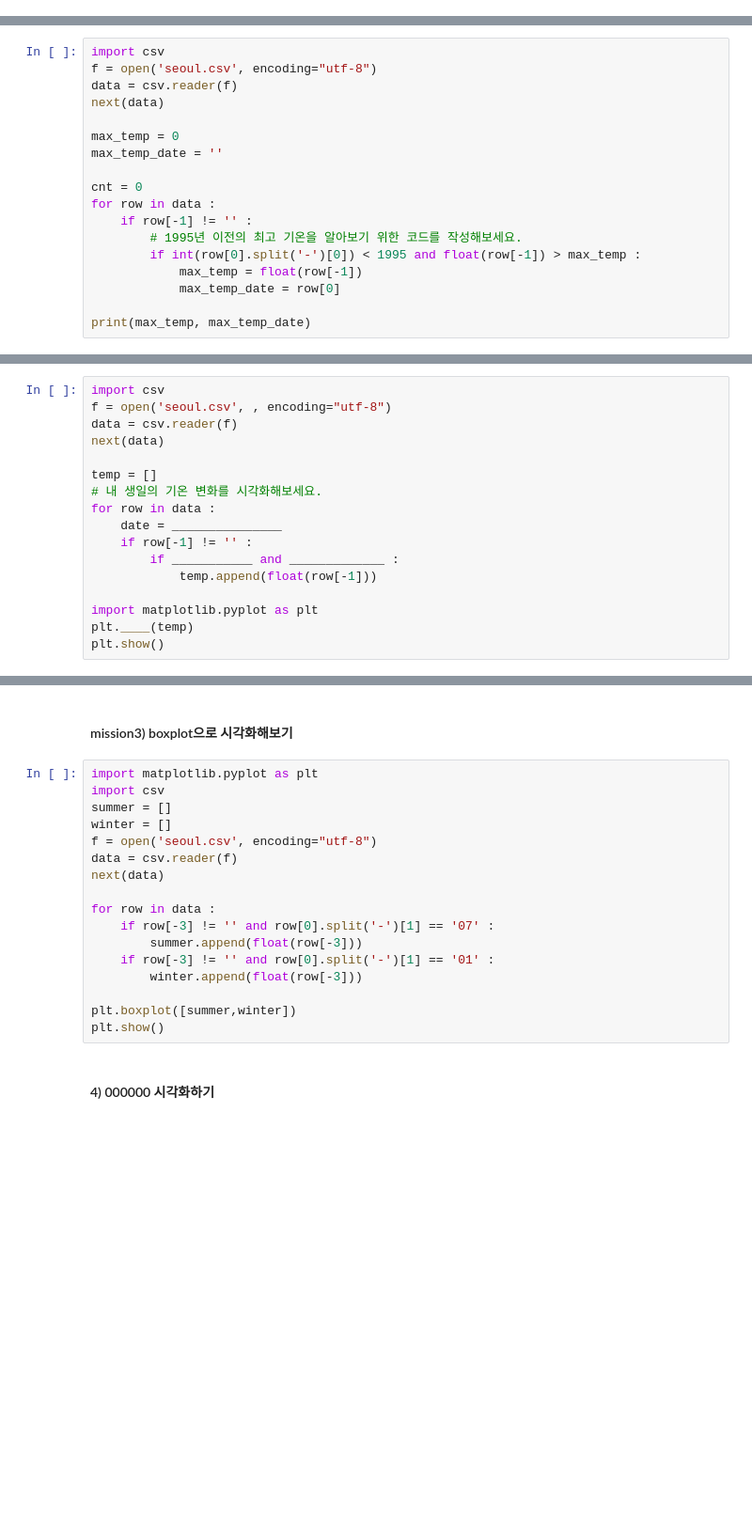
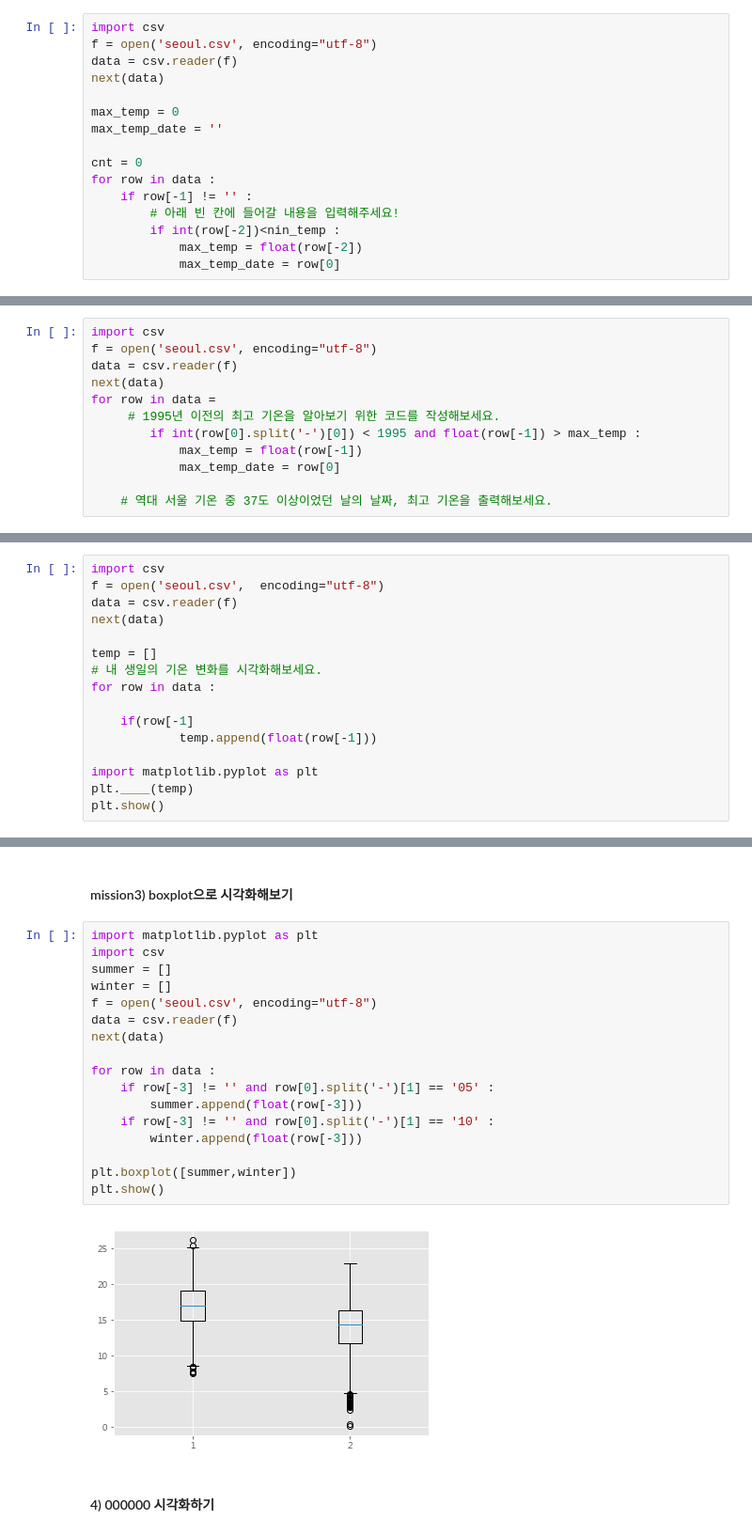
Before and after one commit to robi23232323232323232332323/MyPython, a Jupyter notebook: shinsong[1688]/1) 기온데이터분석프로젝트(blank).ipynb, the cells around one changed output, grey strips where cells are left out. Shown: that part at 94% size. Drawn from its saved outputs; the diff is of its cells as text; blank space fills up the shorter version.

```diff
--- a/shinsong[1688]/1) 기온데이터분석프로젝트(blank).ipynb
+++ b/shinsong[1688]/1) 기온데이터분석프로젝트(blank).ipynb
@@ -38,3 +38,19 @@ date = '1907-10-01'
 split_date = date.split('-')
 print(split_date[1])
 # 월만 출력하기
+# %%
+import csv
+f = open('seoul.csv', encoding="utf-8")
+data = csv.reader(f)
+next(data)
+
+max_temp = 0
+max_temp_date = ''
+
+cnt = 0
+for row in data :
+    if row[-1] != '' :
+        # 아래 빈 칸에 들어갈 내용을 입력해주세요!
+        if int(row[-2])<nin_temp :
+            max_temp = float(row[-2])
+            max_temp_date = row[0]
@@ -43,16 +61,10 @@ import csv
 f = open('seoul.csv', encoding="utf-8")
 data = csv.reader(f)
 next(data)
-
-max_temp = 0
-max_temp_date = ''
-
-cnt = 0
-for row in data :
-    if row[-1] != '' :
-        # 1995년 이전의 최고 기온을 알아보기 위한 코드를 작성해보세요.
+for row in data =
+     # 1995년 이전의 최고 기온을 알아보기 위한 코드를 작성해보세요.
         if int(row[0].split('-')[0]) < 1995 and float(row[-1]) > max_temp :
             max_temp = float(row[-1])
             max_temp_date = row[0]
 
-print(max_temp, max_temp_date)
+    # 역대 서울 기온 중 37도 이상이었던 날의 날짜, 최고 기온을 출력해보세요.
@@ -122,16 +128,15 @@ plt.show()
 ### Team Mission) 알고리즘 설계하기
 # %%
 import csv
-f = open('seoul.csv', , encoding="utf-8")
+f = open('seoul.csv',  encoding="utf-8")
 data = csv.reader(f)
 next(data)
 
 temp = []
 # 내 생일의 기온 변화를 시각화해보세요.
 for row in data :
-    date = _______________
-    if row[-1] != '' :
-        if ___________ and _____________ :
+
+    if(row[-1]
             temp.append(float(row[-1]))
 
 import matplotlib.pyplot as plt
@@ -207,20 +214,22 @@ plt.show()
 # %%
 import matplotlib.pyplot as plt
 import csv
 summer = []
 winter = []
 f = open('seoul.csv', encoding="utf-8")
 data = csv.reader(f)
 next(data)
 
 for row in data :
-    if row[-3] != '' and row[0].split('-')[1] == '07' :
+    if row[-3] != '' and row[0].split('-')[1] == '05' :
         summer.append(float(row[-3]))
-    if row[-3] != '' and row[0].split('-')[1] == '01' :
+    if row[-3] != '' and row[0].split('-')[1] == '10' :
         winter.append(float(row[-3]))
 
 plt.boxplot([summer,winter])
 plt.show()
+# %% [output]
+[figure, added]
 # %% [markdown]
 #### 4) 000000 시각화하기
 # %%
```
Also changed, not shown: parts of 7 cells of this notebook, 5 other files.
